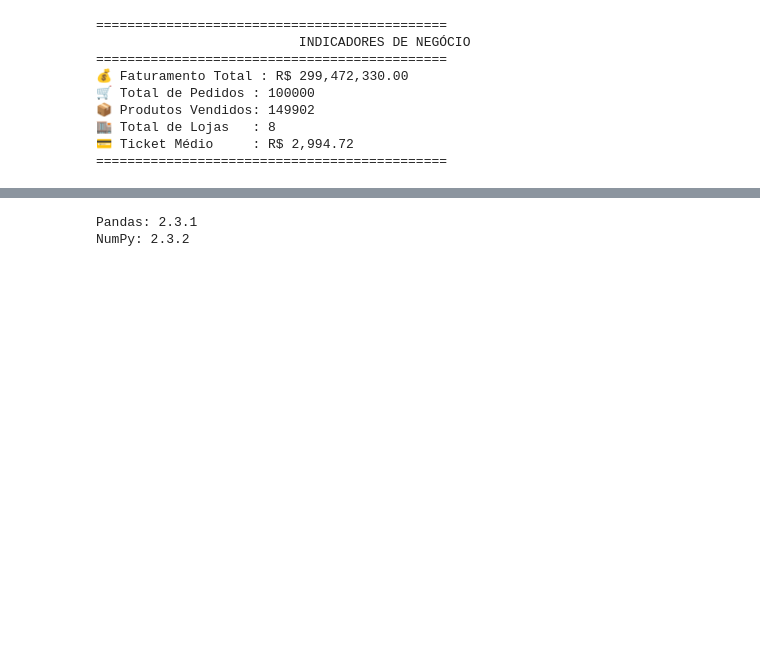
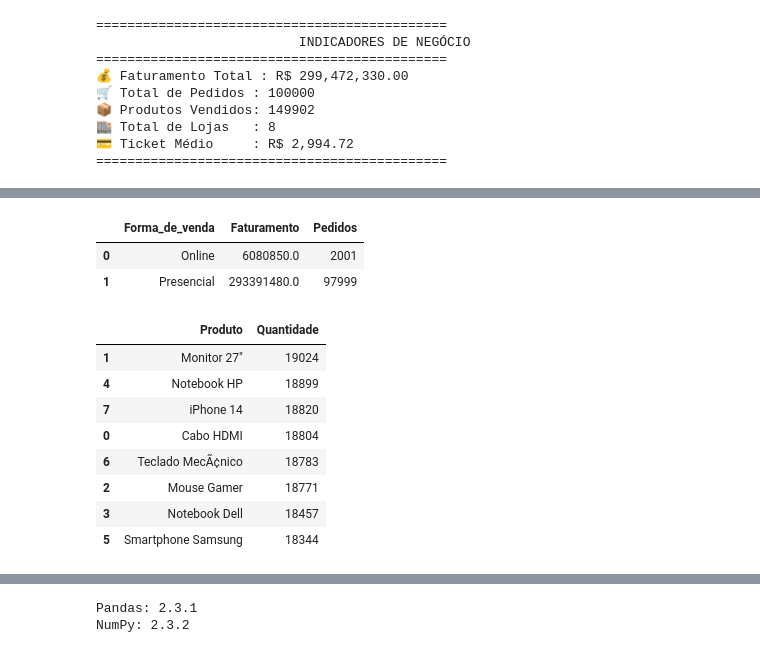
Before and after one commit to bruna-anjos/projeto-hashtag-analise-dados, a Jupyter notebook: pandas_supremo.ipynb, the cells around one changed output, grey strips where cells are left out. Saved outputs shown, nothing was run; the diff lists cells and outputs as text; code cells hidden in the pictures; blank space fills up the shorter version.

```diff
--- a/pandas_supremo.ipynb
+++ b/pandas_supremo.ipynb
@@ -380,0 +341,36 @@ display(analise_loja_produto)
+# %%
+#Canal Online x Presencial
+analise_canal = (
+    df_analise
+    .groupby("Forma_de_venda", as_index=False)
+    .agg(
+        Faturamento=("Faturamento", sum),
+        Pedidos=("ID_Pedido", "nunique")
+    )
+)
+display(analise_canal)
+# %% [output]
+|  | Forma_de_venda | Faturamento | Pedidos |
+| 0 | Online | 6080850.0 | 2001 |
+| 1 | Presencial | 293391480.0 | 97999 |
+# %%
+#Produto mais vendido
+top_produtos = (
+    df_analise
+    .groupby("Produto", as_index=False)
+    .agg(
+        Quantidade=("Qtd", "sum")
+    )
+    .sort_values("Quantidade", ascending=False)
+    )
+display(top_produtos.head(10))
+# %% [output]
+|  | Produto | Quantidade |
+| 1 | Monitor 27" | 19024 |
+| 4 | Notebook HP | 18899 |
+| 7 | iPhone 14 | 18820 |
+| 0 | Cabo HDMI | 18804 |
+| 6 | Teclado MecÃ¢nico | 18783 |
+| 2 | Mouse Gamer | 18771 |
+| 3 | Notebook Dell | 18457 |
+| 5 | Smartphone Samsung | 18344 |
```
Also changed, not shown: parts of 5 cells of this notebook.
